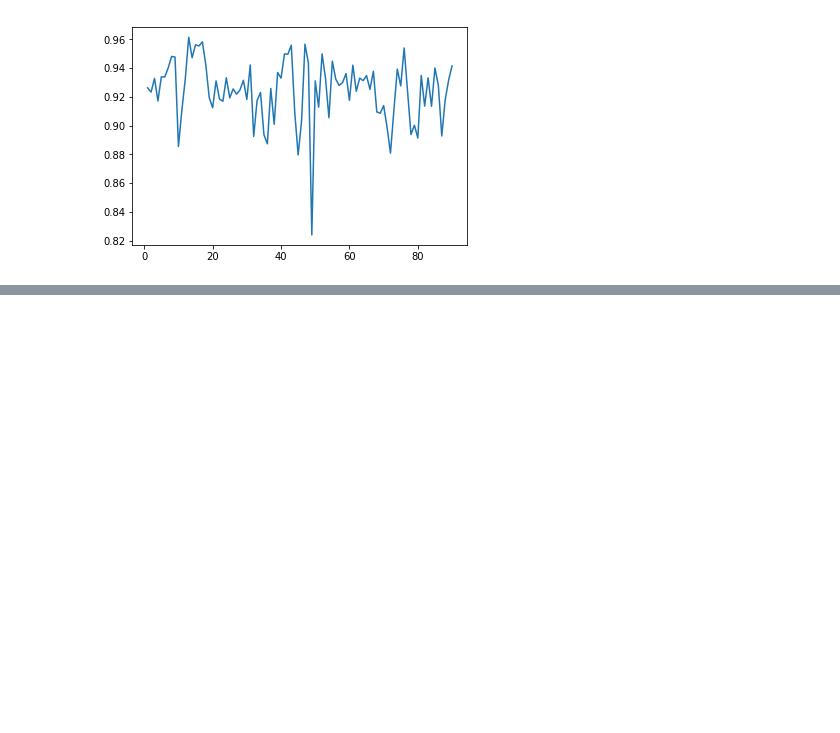
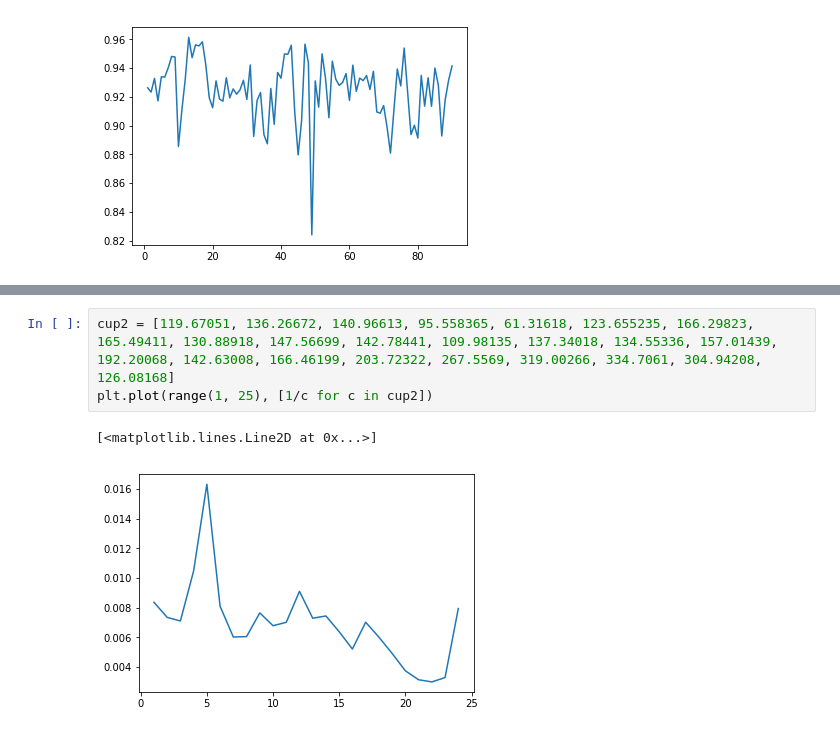
Before and after one commit to ipab-rad/saifer-surgery, a Jupyter notebook: src/saif_planning/src/planning_discrete_pts/scripts/Untitled.ipynb, the cells around one changed output, grey strips where cells are left out. Cells and saved outputs as stored; diff of their text form; blank space fills up the shorter version.

```diff
--- a/src/saif_planning/src/planning_discrete_pts/scripts/Untitled.ipynb
+++ b/src/saif_planning/src/planning_discrete_pts/scripts/Untitled.ipynb
@@ -459,0 +514,6 @@ plt.plot(range(1, 91), torso)
+# %%
+cup2 = [119.67051, 136.26672, 140.96613, 95.558365, 61.31618, 123.655235, 166.29823, 165.49411, 130.88918, 147.56699, 142.78441, 109.98135, 137.34018, 134.55336, 157.01439, 192.20068, 142.63008, 166.46199, 203.72322, 267.5569, 319.00266, 334.7061, 304.94208, 126.08168]
+plt.plot(range(1, 25), [1/c for c in cup2])
+# %% [output]
+[<matplotlib.lines.Line2D at 0x...>]
+[figure, added]
```
Also changed, not shown: parts of 19 cells of this notebook.
